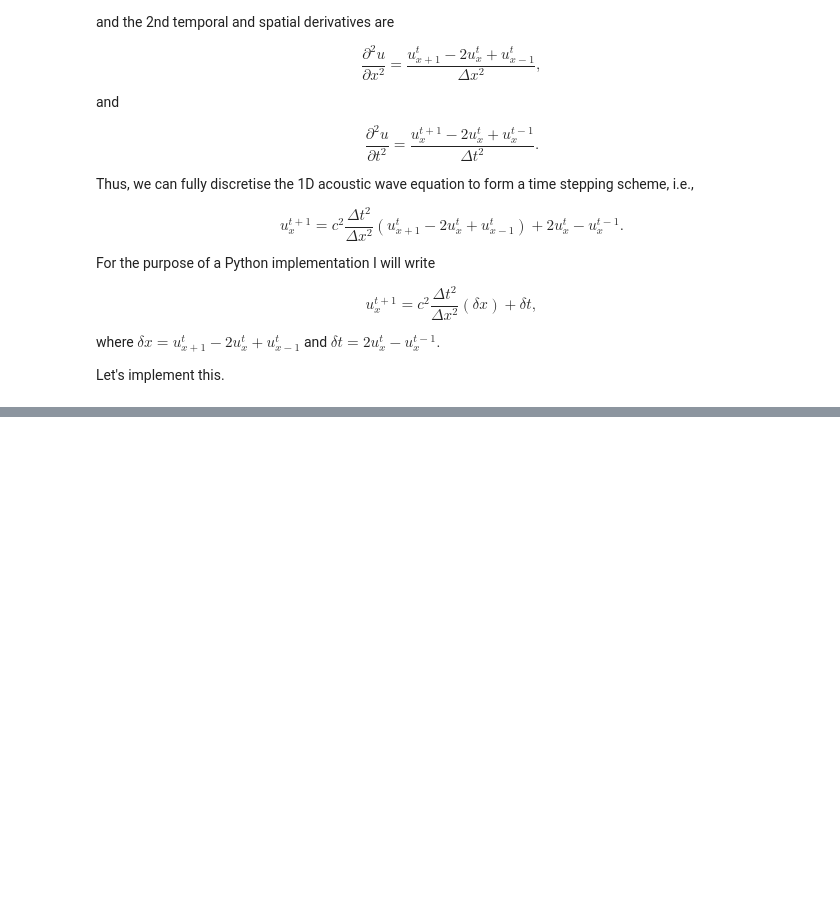
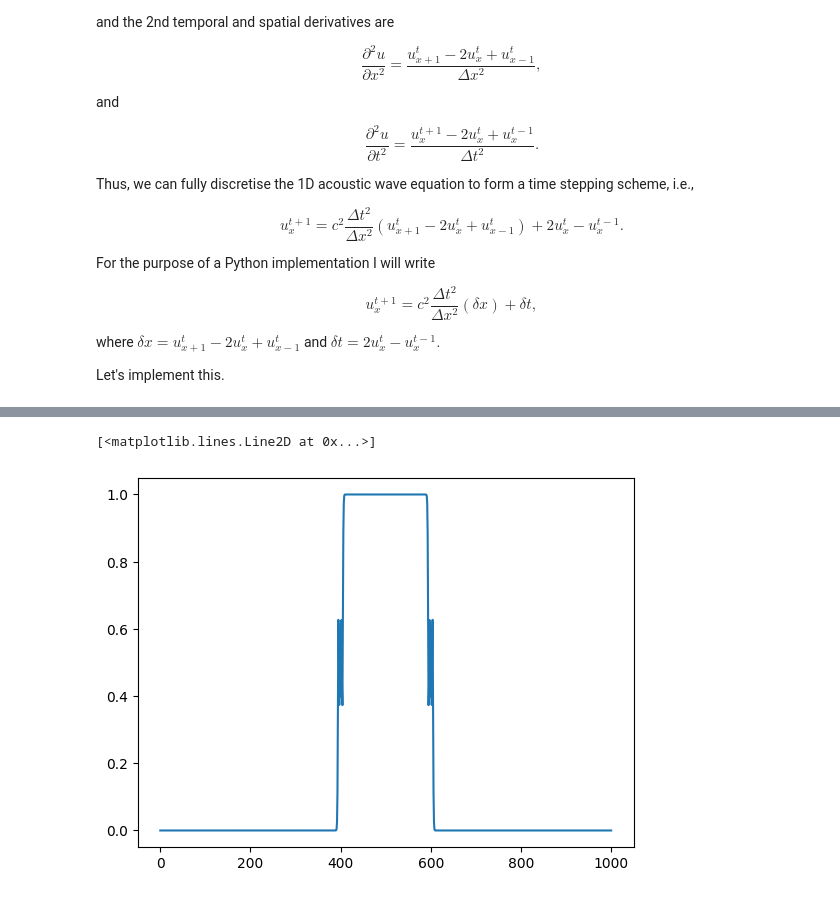
Before and after one commit to nocturnal-luke/Geophysical-inversion-undergraduate, a Jupyter notebook: lectures/L5/L5_exercises.ipynb, the cells around one changed output, grey strips where cells are left out. Saved outputs shown, nothing was run; the diff lists cells and outputs as text; code cells hidden in the pictures; blank space fills up the shorter version.

```diff
--- a/lectures/L5/L5_exercises.ipynb
+++ b/lectures/L5/L5_exercises.ipynb
@@ -259,3 +259,4 @@ dt = 0.001 # size of time steps
 # %%
 # Defining our wavefield
 u = np.zeros((nx, nt))
+c = 1.
@@ -266,0 +285,13 @@ u[]
+# %%
+for T in range(1, nt - 1):
+  for X in range(1, nx - 1):
+    delta_x = u[X+1, T] - 2*u[X, T] + u[X-1, T] # T-1 for last T step
+    delta_t = 2*u[X, T] - u[X, T-1]
+    const = c**2 * (dt**2 / dx**2)
+
+    u[X, T+1] = 2*u[X, T] - u[X, T-1] + (const * delta_x)
+# %%
+plt.plot(u[:,63]) # using
+# %% [output]
+[<matplotlib.lines.Line2D at 0x...>]
+[figure, added]
```
Also changed, not shown: parts of 5 cells of this notebook.
